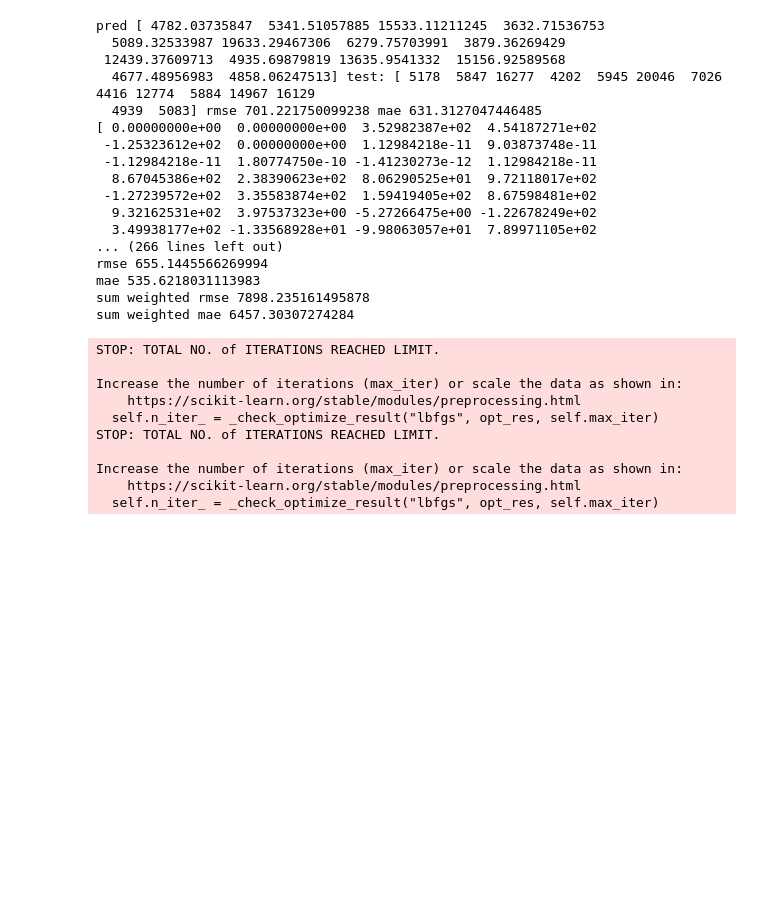
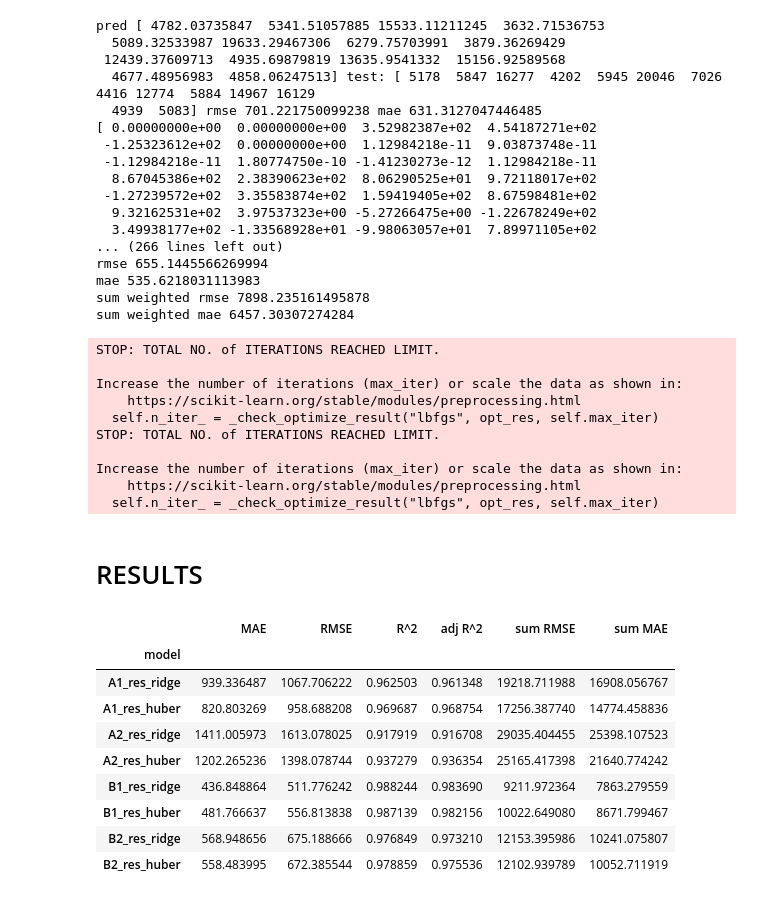
Before and after one commit to DianaKorladinova/SAN_Unemployment_Refugees, a Jupyter notebook: models/models2.ipynb, the cells around one changed output. Saved outputs shown, nothing was run; the diff lists cells and outputs as text; code cells hidden in the pictures; blank space fills up the shorter version.

Commit message:
tmp results

```diff
--- a/models/models2.ipynb
+++ b/models/models2.ipynb
@@ -2489,7 +2552,7 @@ def optimize_alpha(alpha):
         y_train = y[train_index]
         y_test = y[test_index]
 
-        tmp_ridge = HuberRegressor(alpha=alpha)
+        tmp_ridge = HuberRegressor(alpha=alpha, max_iter=10000)
         tmp_ridge.fit(X_train, y_train)
 
         rmse = mean_squared_error(
@@ -2554,0 +2581,3 @@ Increase the number of iterations (max_iter) or scale the data as shown in:
+# %%
+best_model4_huber = HuberRegressor(alpha=best_alpha, max_iter=10000)
+B2_res_huber = eval_tscv(tscv, best_alpha, X,y, weights, best_model4_huber)
@@ -2599,3 +2635,32 @@ STOP: TOTAL NO. of ITERATIONS REACHED LIMIT.
 Increase the number of iterations (max_iter) or scale the data as shown in:
     https://scikit-learn.org/stable/modules/preprocessing.html
   self.n_iter_ = _check_optimize_result("lbfgs", opt_res, self.max_iter)
+# %% [markdown]
+# RESULTS
+# %%
+names = ["A1_res_ridge", "A1_res_huber", "A2_res_ridge", "A2_res_huber", "B1_res_ridge", "B1_res_huber", "B2_res_ridge", "B2_res_huber"]
+# %%
+res_data = [A1_res_ridge,
+A1_res_huber,
+A2_res_ridge,
+A2_res_huber,
+B1_res_ridge,
+B1_res_huber,
+B2_res_ridge,
+B2_res_huber]
+# %%
+res_df = pd.DataFrame(res_data, columns=["MAE", "RMSE", "R^2", "adj R^2", "sum RMSE", "sum MAE"])
+res_df["model"] = names
+res_df.set_index(keys=["model"], inplace=True)
+res_df
+# %% [output]
+|  | MAE | RMSE | R^2 | adj R^2 | sum RMSE | sum MAE |
+| model |  |  |  |  |  |  |
+| A1_res_ridge | 939.336487 | 1067.706222 | 0.962503 | 0.961348 | 19218.711988 | 16908.056767 |
+| A1_res_huber | 820.803269 | 958.688208 | 0.969687 | 0.968754 | 17256.387740 | 14774.458836 |
+| A2_res_ridge | 1411.005973 | 1613.078025 | 0.917919 | 0.916708 | 29035.404455 | 25398.107523 |
+| A2_res_huber | 1202.265236 | 1398.078744 | 0.937279 | 0.936354 | 25165.417398 | 21640.774242 |
+| B1_res_ridge | 436.848864 | 511.776242 | 0.988244 | 0.983690 | 9211.972364 | 7863.279559 |
+| B1_res_huber | 481.766637 | 556.813838 | 0.987139 | 0.982156 | 10022.649080 | 8671.799467 |
+| B2_res_ridge | 568.948656 | 675.188666 | 0.976849 | 0.973210 | 12153.395986 | 10241.075807 |
+| B2_res_huber | 558.483995 | 672.385544 | 0.978859 | 0.975536 | 12102.939789 | 10052.711919 |
```
Also changed, not shown: parts of 21 cells of this notebook.
